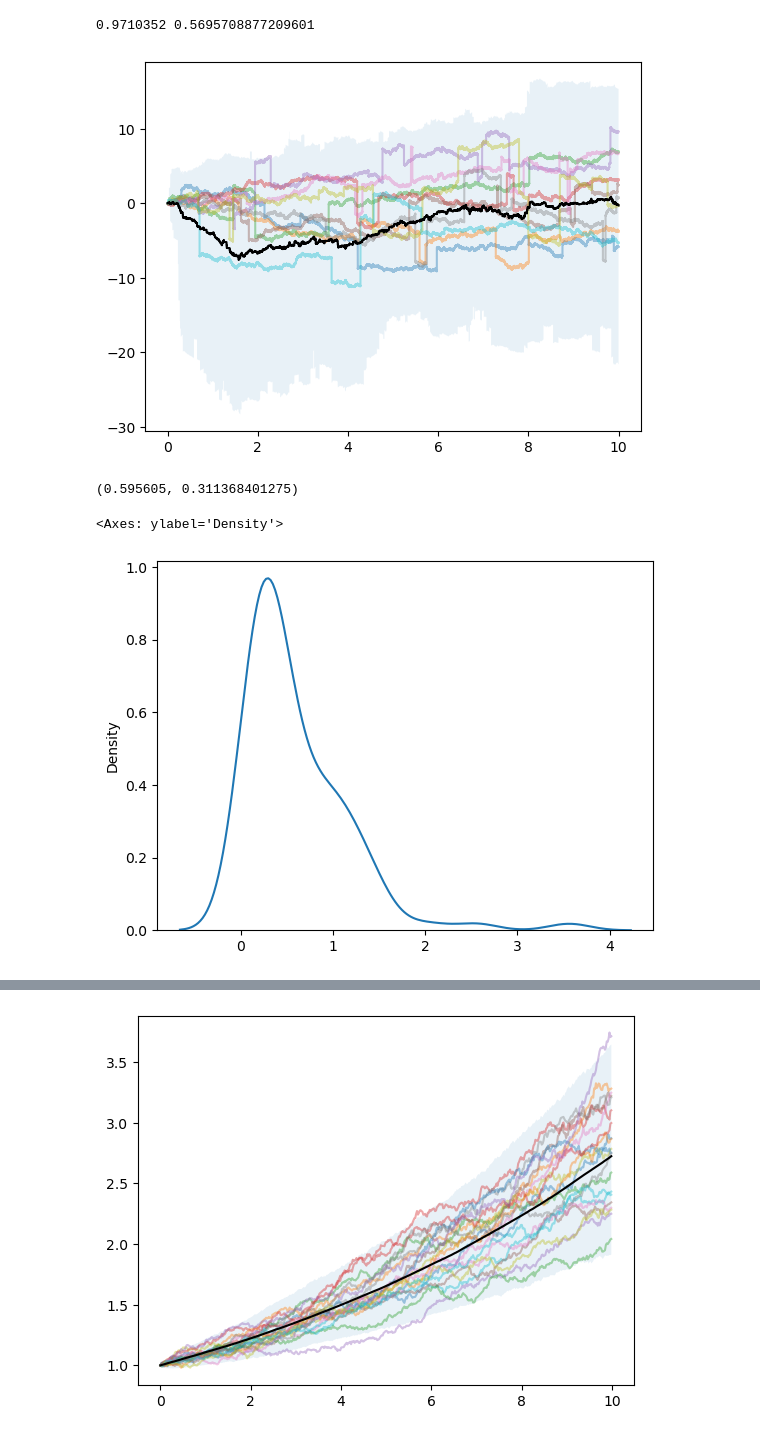
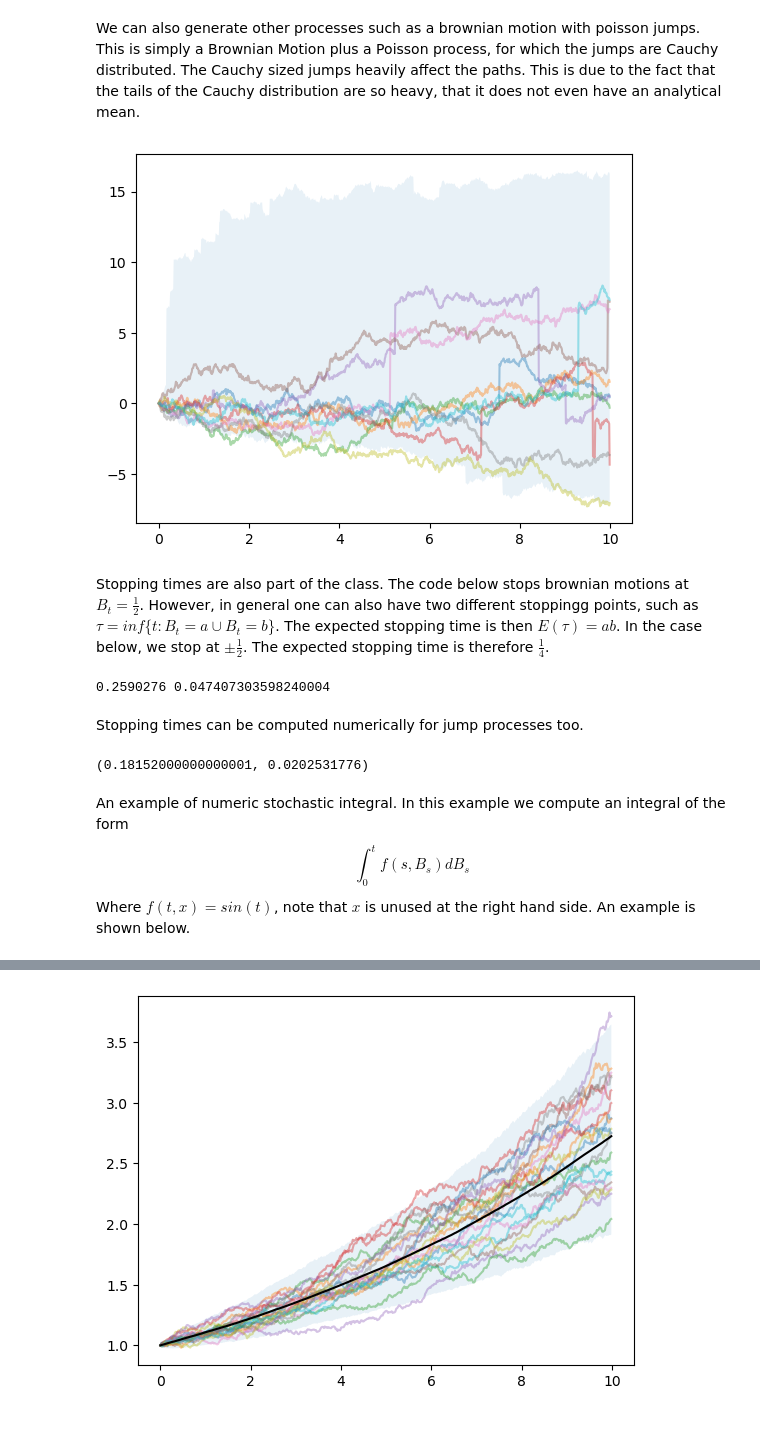
Before and after one commit to Sgouwens/stochasticcalc, a Jupyter notebook: sp_notebook.ipynb, the cells around one changed output, grey strips where cells are left out. Saved outputs shown, nothing was run; the diff lists cells and outputs as text; code cells hidden in the pictures.

```diff
--- a/sp_notebook.ipynb
+++ b/sp_notebook.ipynb
@@ -17,28 +12,31 @@ process.plot_solution(t, Xt, num_max=10)
+# %% [markdown]
+We can also generate other processes such as a brownian motion with poisson jumps. This is simply a Brownian Motion plus a Poisson process, for which the jumps are Cauchy distributed. The Cauchy sized jumps heavily affect the paths. This is due to the fact that the tails of the Cauchy distribution are so heavy, that it does not even have an analytical mean.
+# %%
+process = StochasticProcess(time=10, timestep=0.01, number=100, poisson_rate=7, shape=1, scale=1)
+t, Xt = process.levyprocess()
+process.plot_solution(t, Xt, with_mean=False, with_var=False, num_max=10)
+# %% [output]
+[figure, added]
+# %% [markdown]
+Stopping times are also part of the class. The code below stops brownian motions at $B_t=\frac12$. However, in general one can also have two different stoppingg points, such as $\tau=inf\{t: B_t=a \cup B_t=b\}$. The expected stopping time is then $E(\tau)=ab$. In the case below, we stop at $\pm \frac12$. The expected stopping time is therefore $\frac14$.
 # %%
-# from stochastic_processes import StochasticProcess
-process = StochasticProcess(time=10, timestep=0.0001, number=250, poisson_rate=6, shape=1, scale=1)
+process = StochasticProcess(time=5, timestep=0.0001, number=250, poisson_rate=6, shape=1, scale=1)
 t, Xt = process.brownianmotion()
 
-mean_stop, var_stop = process.stoppingstatistics(Xt, t, tau=1) # Mean is about half. Should be 1.
+mean_stop, var_stop = process.stoppingstatistics(Xt, t, tau=.5) # Mean is about half. Should be 1.
 print(mean_stop, var_stop)
 # %% [output]
-0.9710352 0.5695708877209601
+0.2590276 0.047407303598240004
+# %% [markdown]
+Stopping times can be computed numerically for jump processes too.
 # %%
-# from stochastic_processes import StochasticProcess
-process = StochasticProcess(time=10, timestep=0.0001, number=100, poisson_rate=1, shape=1, scale=1)
+process = StochasticProcess(time=5, timestep=0.001, number=250, poisson_rate=0.5, shape=1, scale=1)
 t, Xt = process.levyprocess()
-
-process.plot_solution(t, Xt, with_mean=True, num_max=10)
-process.stoppingstatistics(Xt, t, tau=1)
+process.stoppingstatistics(Xt, t, tau=0.5)
 # %% [output]
-[figure, removed]
-(0.595605, 0.311368401275)
+(0.18152000000000001, 0.0202531776)
-# %%
-stopping_indices = process.findstoppingindices(Xt, tau=1)
-stopping_times = t[stopping_indices]
-
-sns.kdeplot(stopping_times)
-# %% [output]
-<Axes: ylabel='Density'>
-[figure, removed]
+# %% [markdown]
+An example of numeric stochastic integral. In this example we compute an integral of the form
+$$\int_0^t f(s, B_s)dB_s$$
+Where $f(t,x)=sin(t)$, note that $x$ is unused at the right hand side. An example is shown below.
 # %%
```
Also changed, not shown: parts of 8 cells of this notebook, 1 other file.
